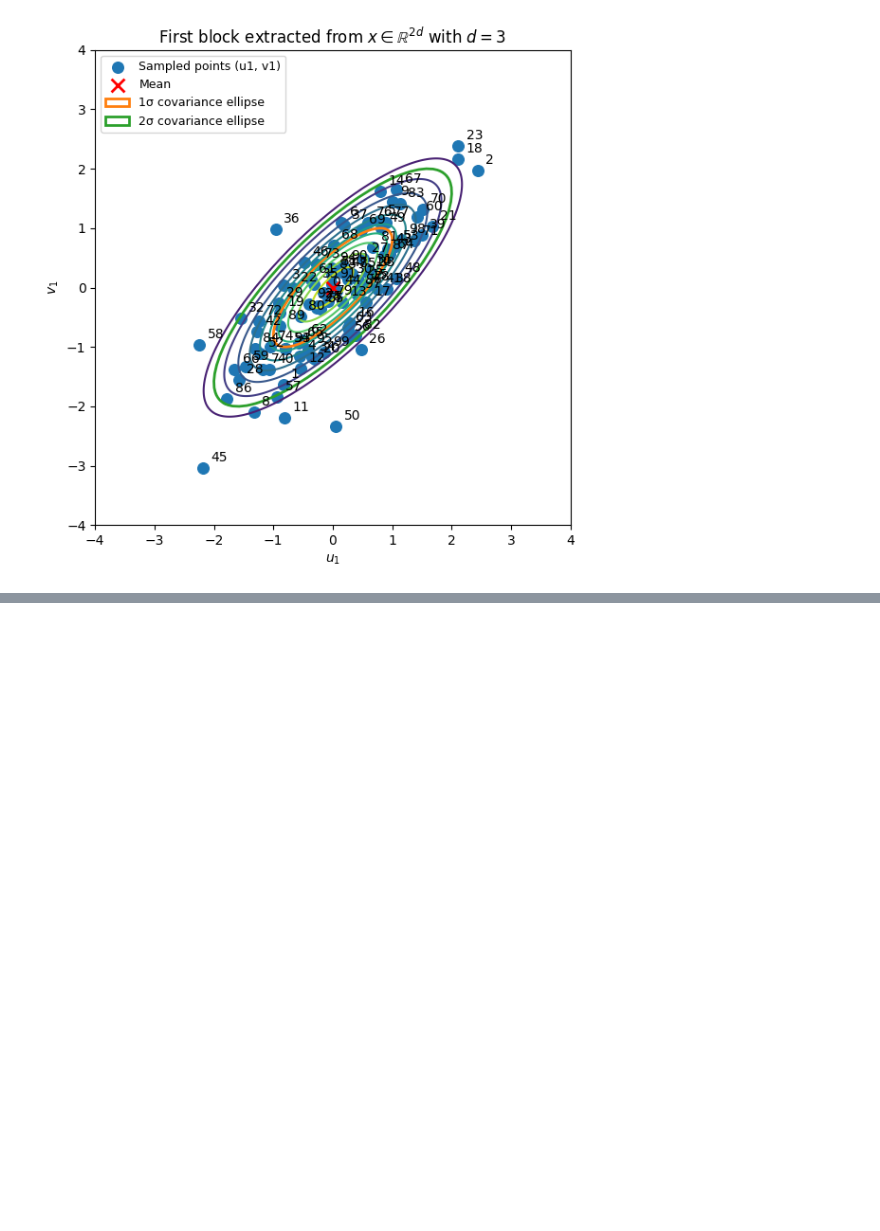
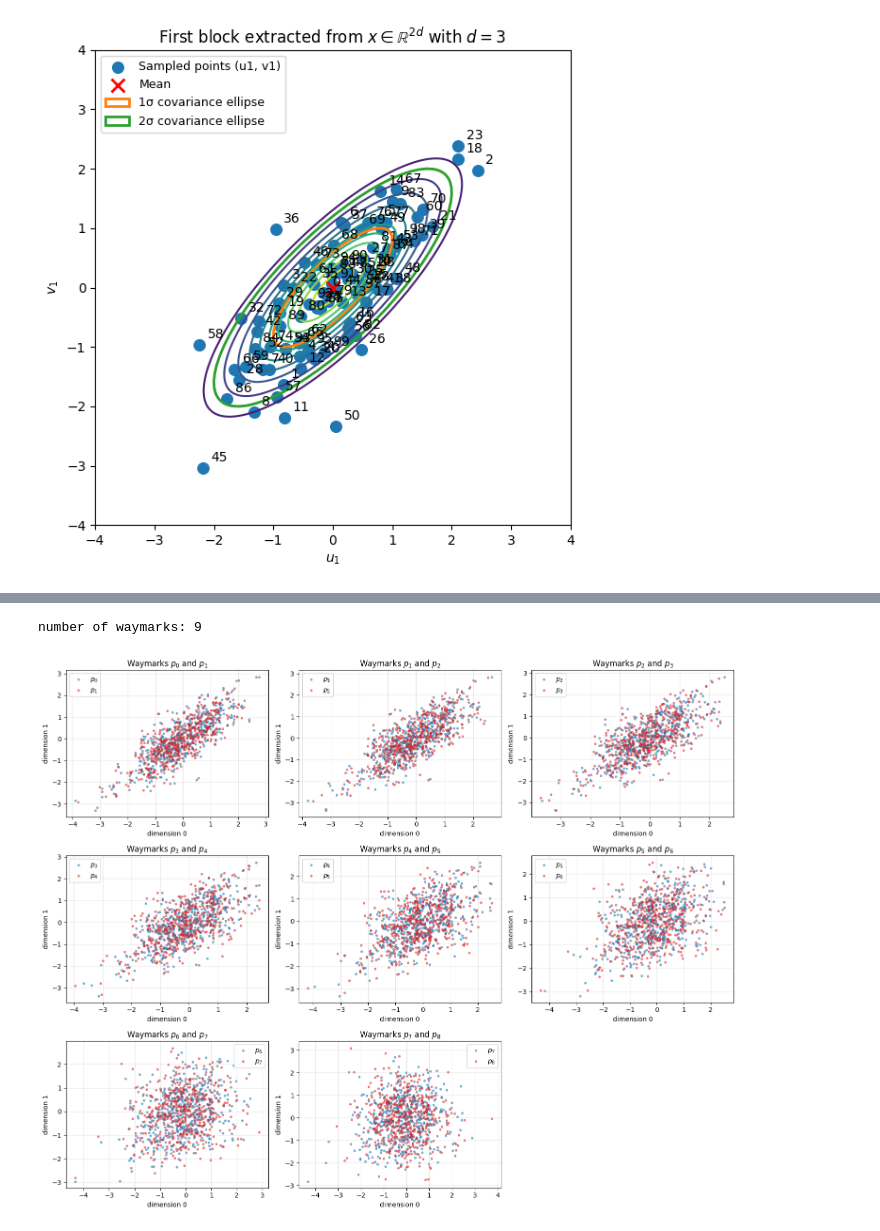
Before and after one commit to kostaspanagiotakis/BLOD, a Jupyter notebook: TRE/TRE_test.ipynb, the cells around one changed output, grey strips where cells are left out. Saved outputs shown, nothing was run; the diff lists cells and outputs as text; code cells hidden in the pictures; blank space fills up the shorter version.

```diff
--- a/TRE/TRE_test.ipynb
+++ b/TRE/TRE_test.ipynb
@@ -4060,0 +4642,8 @@ if __name__ == "__main__":
+# %%
+rng = np.random.default_rng(0)
+# %%
+L = np.linalg.cholesky(np.array([[1.0, 0.8],
+                                    [0.8, 1.0]], dtype=float))
+z = rng.standard_normal(size=(2, 3, 2))
+x = z @ L.T
+x.reshape(2, 6).astype(np.float32)
@@ -4060,0 +4738,28 @@ if __name__ == "__main__":
+# %%
+import numpy as np
+
+
+def make_waymarks(x0, xm, n_bridges):
+    """
+    Construct waymarks using the linear-combination rule
+
+        x_k = sqrt(1 - alpha_k^2) * x0 + alpha_k * xm
+
+    with alpha_0 = 0 and alpha_m = 1.
+
+    Returns a list [x_0, x_1, ..., x_m] of length n_bridges + 1.
+    """
+    alphas = np.linspace(0.0, 1.0, n_bridges + 1, dtype=np.float32)
+
+    waymarks = [
+        (np.sqrt(1.0 - a**2) * x0 + a * xm).astype(np.float32)
+        for a in alphas
+    ]
+    return waymarks
+# %%
+# Create waymarks
+waymarks = make_waymarks(x_0, x_m, n_bridges)
+
+print("number of waymarks:", len(waymarks))   # should be n_bridges + 1
+# %% [output]
+number of waymarks: 9
@@ -4060,0 +4837,6 @@ if __name__ == "__main__":
+# %%
+
+# Plot the first two coordinates
+plot_waymark_pairs(waymarks, dims=(0, 1))
+# %% [output]
+[figure, added]
```
Also changed, not shown: parts of 15 cells of this notebook, 42 other files.
